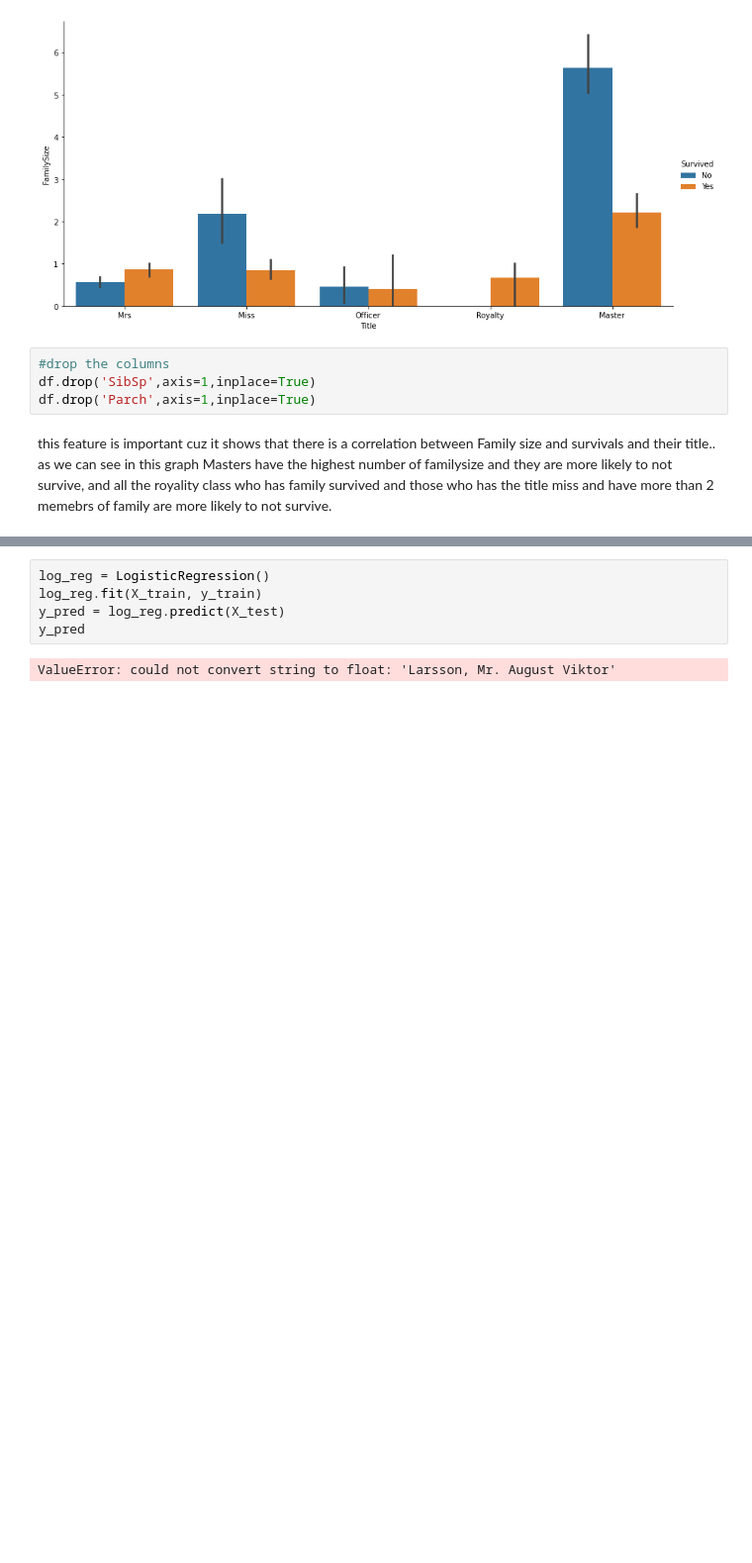
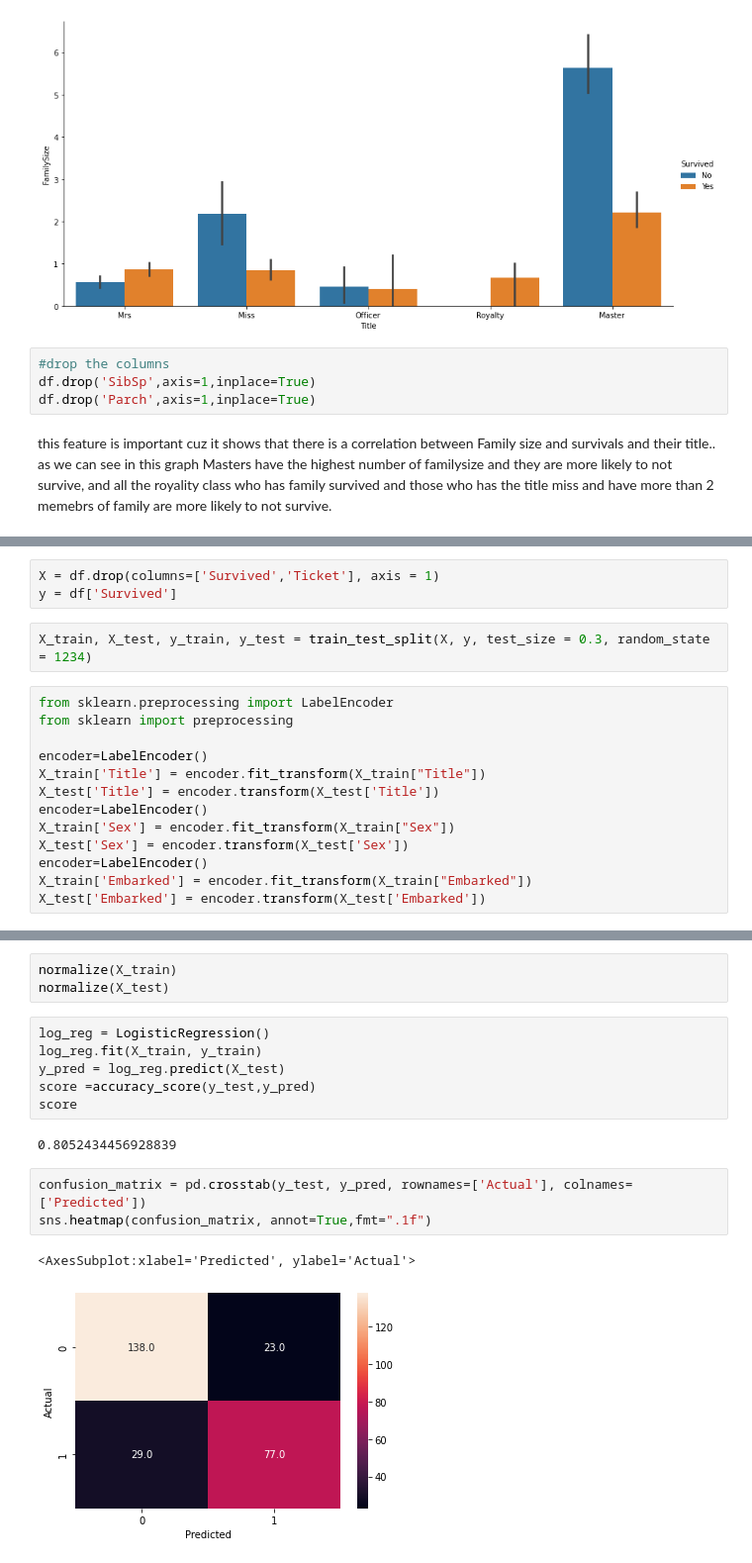
Before and after one commit to soficod/checkpoint_1, a Jupyter notebook: checkpoint4_Logistic_Regression/Logistic_regression.ipynb, the cells around one changed output, grey strips where cells are left out. Shown: that part at 99% size. Saved outputs shown, nothing was run; the diff lists cells and outputs as text; blank space fills up the shorter version.

```diff
--- a/checkpoint4_Logistic_Regression/Logistic_regression.ipynb
+++ b/checkpoint4_Logistic_Regression/Logistic_regression.ipynb
@@ -453,0 +436,18 @@ X_train[''] = label_encoder.fit_transform(X_train)
+# %%
+X = df.drop(columns=['Survived','Ticket'], axis = 1)
+y = df['Survived']
+# %%
+X_train, X_test, y_train, y_test = train_test_split(X, y, test_size = 0.3, random_state = 1234)
+# %%
+from sklearn.preprocessing import LabelEncoder
+from sklearn import preprocessing
+
+encoder=LabelEncoder()
+X_train['Title'] = encoder.fit_transform(X_train["Title"])
+X_test['Title'] = encoder.transform(X_test['Title'])
+encoder=LabelEncoder()
+X_train['Sex'] = encoder.fit_transform(X_train["Sex"])
+X_test['Sex'] = encoder.transform(X_test['Sex'])
+encoder=LabelEncoder()
+X_train['Embarked'] = encoder.fit_transform(X_train["Embarked"])
+X_test['Embarked'] = encoder.transform(X_test['Embarked'])
@@ -454,7 +483,17 @@ X_train[''] = label_encoder.fit_transform(X_train)
+# %%
+normalize(X_train)
+normalize(X_test)
 # %%
 log_reg = LogisticRegression()
 log_reg.fit(X_train, y_train)
 y_pred = log_reg.predict(X_test)
-y_pred
+score =accuracy_score(y_test,y_pred)
+score
 # %% [output]
-ValueError: could not convert string to float: 'Larsson, Mr. August Viktor'
+0.8052434456928839
+# %%
+confusion_matrix = pd.crosstab(y_test, y_pred, rownames=['Actual'], colnames=['Predicted'])
+sns.heatmap(confusion_matrix, annot=True,fmt=".1f")
+# %% [output]
+<AxesSubplot:xlabel='Predicted', ylabel='Actual'>
+[figure, added]
```
Also changed, not shown: parts of 25 cells of this notebook.
